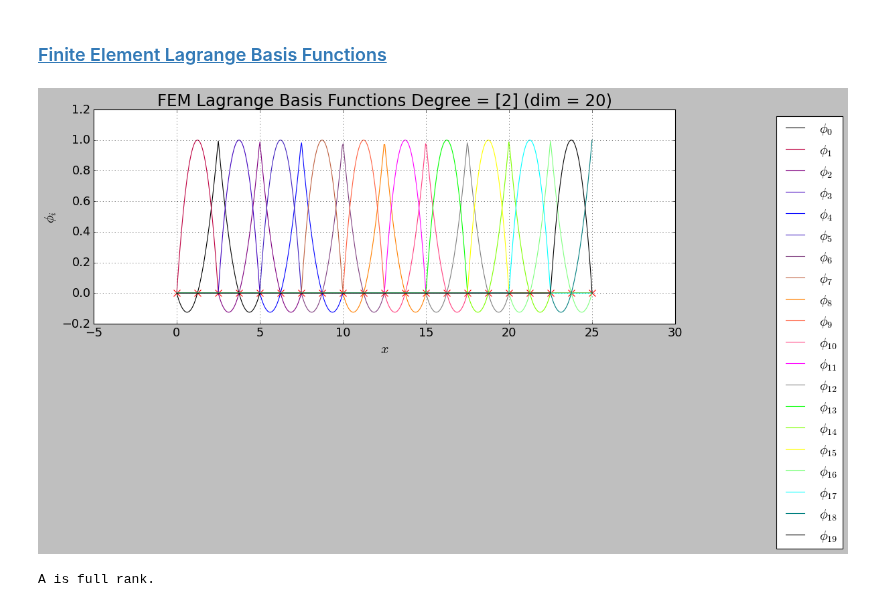
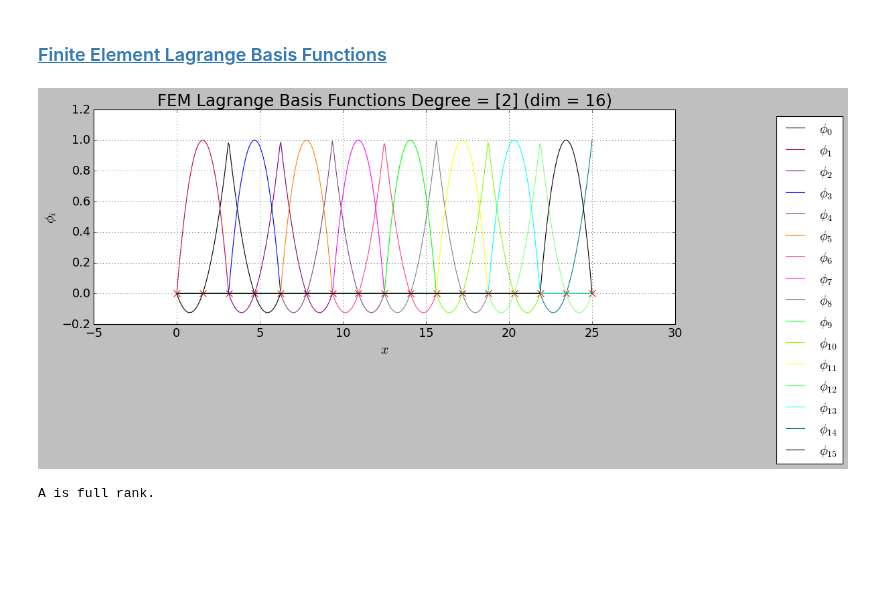
Before and after one commit to dpploy/engy-5330, a Jupyter notebook: notebooks/05c-rayleigh-ritz-fem-lagrange-neumann.ipynb, the cells around one changed output. Drawn from its saved outputs; the diff is of its cells as text; code cells hidden in the pictures; blank space fills up the shorter version.

```diff
--- a/notebooks/05c-rayleigh-ritz-fem-lagrange-neumann.ipynb
+++ b/notebooks/05c-rayleigh-ritz-fem-lagrange-neumann.ipynb
@@ -228,18 +226,18 @@ plt.show()
 # %%
 '''Build the basis functions'''
 
 degree = 2
-n_elem = 10
+n_elem = 8
 
 try:
     from engy_5310.toolkit import FEMBasis
 except ModuleNotFoundError:
     assert False, 'You need to provide your own code here. Bailing out.'
 
 femlb = FEMBasis(degree=degree, n_elem=n_elem, x_partition=[x_a, x_b], bc_x_min='dirichlet', bc_x_max='neumann')
 femlb.plot(n_plot_pts=500)
 # %% [output]
-[figure, old version]
+[figure, new version]
 # %%
 '''Build the matrix of coefficients of the linear system'''
 
```
Also changed, not shown: parts of 9 cells of this notebook, 1 other file.
